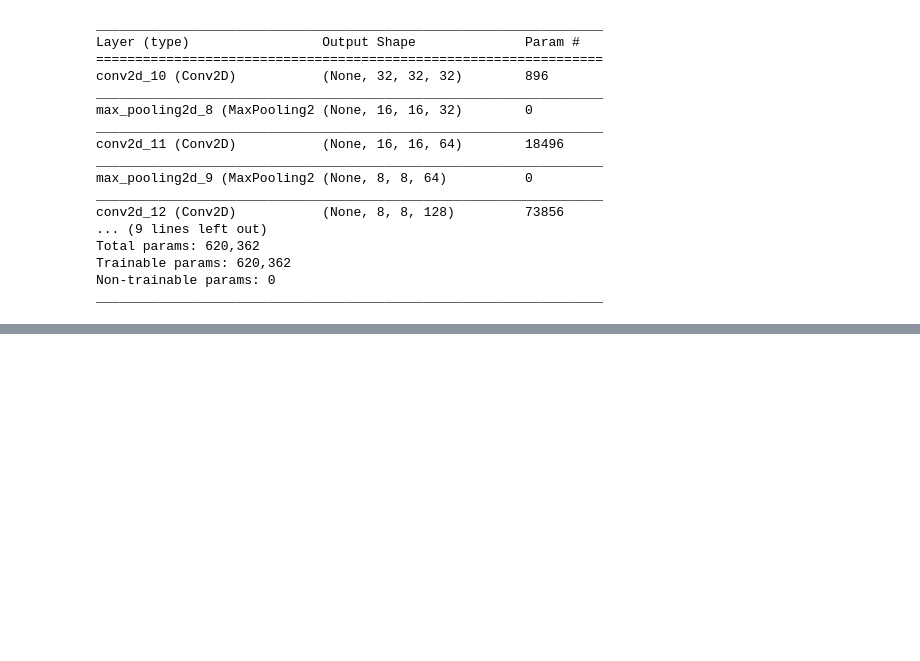
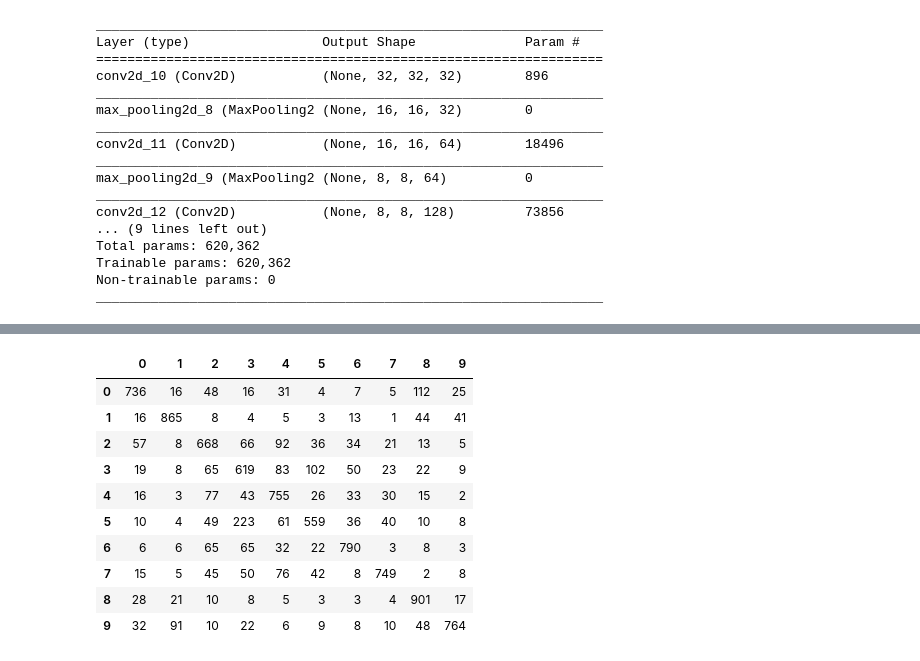
Before and after one commit to Elwing-Chou/MLDemo3, a Jupyter notebook: simplecnn.ipynb, the cells around one changed output, grey strips where cells are left out. Saved outputs shown, nothing was run; the diff lists cells and outputs as text; code cells hidden in the pictures; blank space fills up the shorter version.

```diff
--- a/simplecnn.ipynb
+++ b/simplecnn.ipynb
@@ -127,0 +147,17 @@ Epoch 2/10
+# %%
+import pandas as pd
+pre = cnn.predict_classes(x_test_shape)
+from sklearn.metrics import confusion_matrix
+pd.DataFrame(confusion_matrix(y_test, pre))
+# %% [output]
+|  | 0 | 1 | 2 | 3 | 4 | 5 | 6 | 7 | 8 | 9 |
+| 0 | 736 | 16 | 48 | 16 | 31 | 4 | 7 | 5 | 112 | 25 |
+| 1 | 16 | 865 | 8 | 4 | 5 | 3 | 13 | 1 | 44 | 41 |
+| 2 | 57 | 8 | 668 | 66 | 92 | 36 | 34 | 21 | 13 | 5 |
+| 3 | 19 | 8 | 65 | 619 | 83 | 102 | 50 | 23 | 22 | 9 |
+| 4 | 16 | 3 | 77 | 43 | 755 | 26 | 33 | 30 | 15 | 2 |
+| 5 | 10 | 4 | 49 | 223 | 61 | 559 | 36 | 40 | 10 | 8 |
+| 6 | 6 | 6 | 65 | 65 | 32 | 22 | 790 | 3 | 8 | 3 |
+| 7 | 15 | 5 | 45 | 50 | 76 | 42 | 8 | 749 | 2 | 8 |
+| 8 | 28 | 21 | 10 | 8 | 5 | 3 | 3 | 4 | 901 | 17 |
+| 9 | 32 | 91 | 10 | 22 | 6 | 9 | 8 | 10 | 48 | 764 |
```
Also changed, not shown: parts of 4 cells of this notebook.
